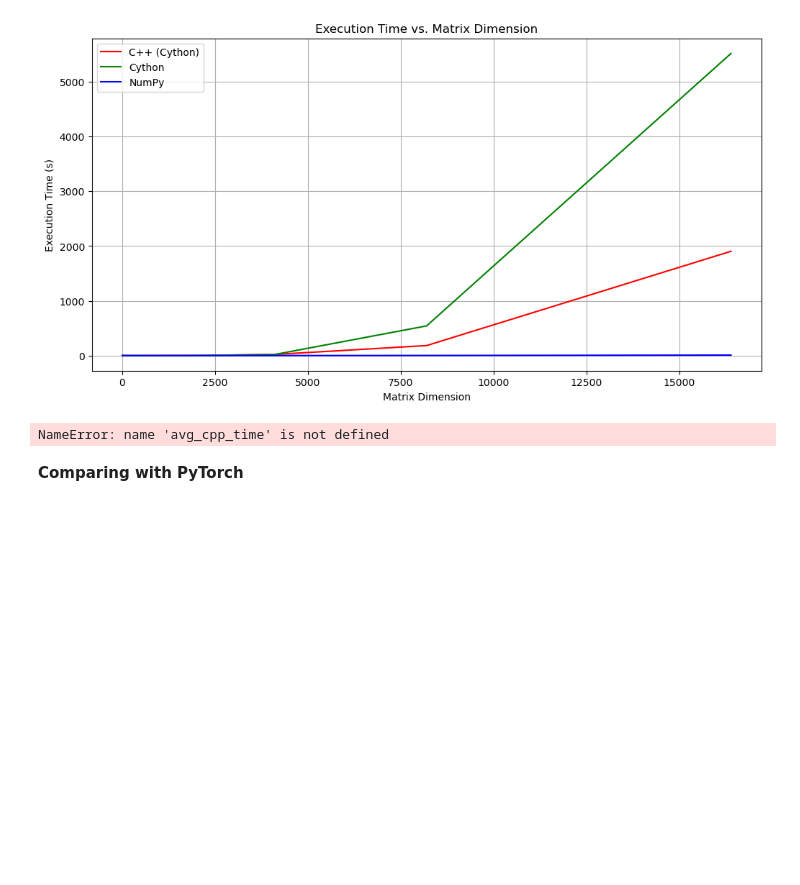
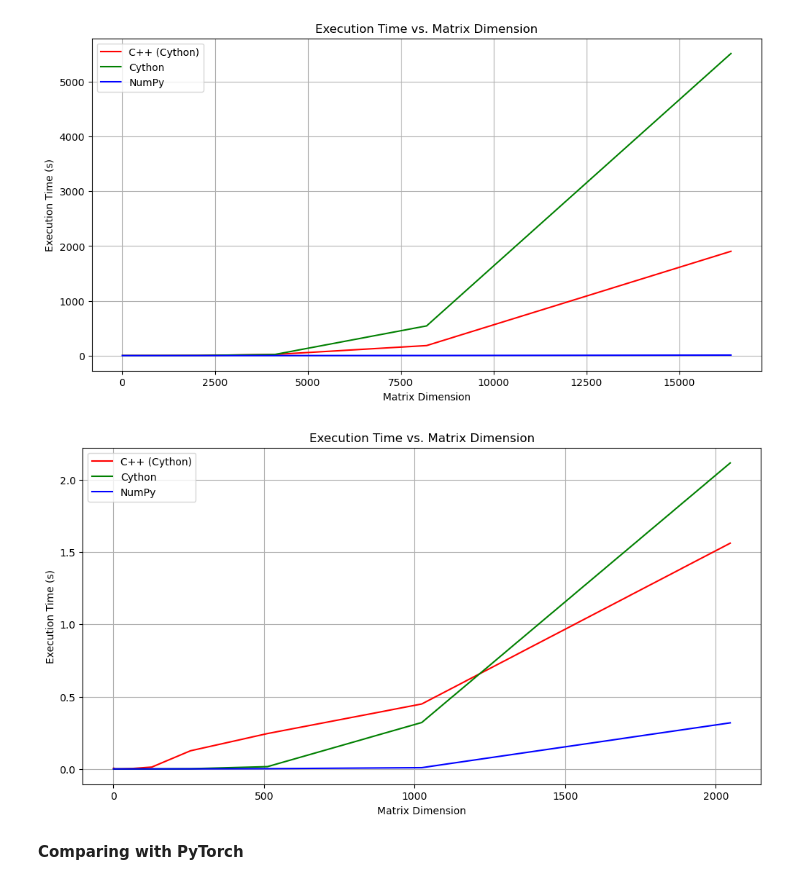
Before and after one commit to JulesBrable/parallel_computing, a Jupyter notebook: comparisons_notebook.ipynb, the cells around one changed output. Cells and saved outputs as stored; diff of their text form; code cells hidden in the pictures; blank space fills up the shorter version.

```diff
--- a/comparisons_notebook.ipynb
+++ b/comparisons_notebook.ipynb
@@ -118,20 +135,51 @@ plt.grid(True)
 plt.show()
 # %% [output]
 [figure]
-# %%
-print("Average time taken by C++ function wrapped by Cython:", avg_cpp_time)
-print("Average time taken by Cython function:", avg_cython_time)
-print("Average time taken by NumPy function:", avg_numpy_time)
-
-# Plotting the execution times
-labels = ['C++ (Cython)', 'Cython', 'NumPy']
-avg_times = [avg_cpp_time, avg_cython_time, avg_numpy_time]
-
-plt.bar(labels, avg_times, color=['red', 'green', 'blue'])
-plt.ylabel('Average Execution Time (s)')
-plt.title('Comparison of Execution Times')
-plt.show()
-# %% [output]
-NameError: name 'avg_cpp_time' is not defined
+# %%
+dims = [2**i for i in range(12)]
+
+
+cpp_times = []
+cython_times = []
+numpy_times = []
+
+# Loop through each matrix dimension
+for dim in dims:
+    # Generate random matrices of the specified dimension
+    A = np.random.rand(dim, dim).astype(np.float32)
+    B = np.random.rand(dim, dim).astype(np.float32)
+    A_list = numpy_to_FloatMatrix(A)
+    B_list = numpy_to_FloatMatrix(B)
+
+    # Measure time for C++ function wrapped by Cython
+    start_time = time.time()
+    result_cpp = compute_transmul_cpp(A_list, B_list)
+    end_time = time.time()
+    cpp_times.append(end_time - start_time)
+
+    # Measure time for Cython function
+    start_time = time.time()
+    result_cython = compute_transmul_cython(A, B)
+    end_time = time.time()
+    cython_times.append(end_time - start_time)
+
+    # Measure time for NumPy function
+    start_time = time.time()
+    result_numpy = numpy_function(A, B)
+    end_time = time.time()
+    numpy_times.append(end_time - start_time)
+# %%
+plt.figure(figsize=(12, 6))
+plt.plot(dims, cpp_times, label='C++ (Cython)', color='r')
+plt.plot(dims, cython_times, label='Cython', color='g')
+plt.plot(dims, numpy_times, label='NumPy', color='b')
+plt.xlabel('Matrix Dimension')
+plt.ylabel('Execution Time (s)')
+plt.title('Execution Time vs. Matrix Dimension')
+plt.legend()
+plt.grid(True)
+plt.show()
+# %% [output]
+[figure, added]
 # %% [markdown]
 **Comparing with PyTorch**
```
Also changed, not shown: parts of 6 cells of this notebook.
